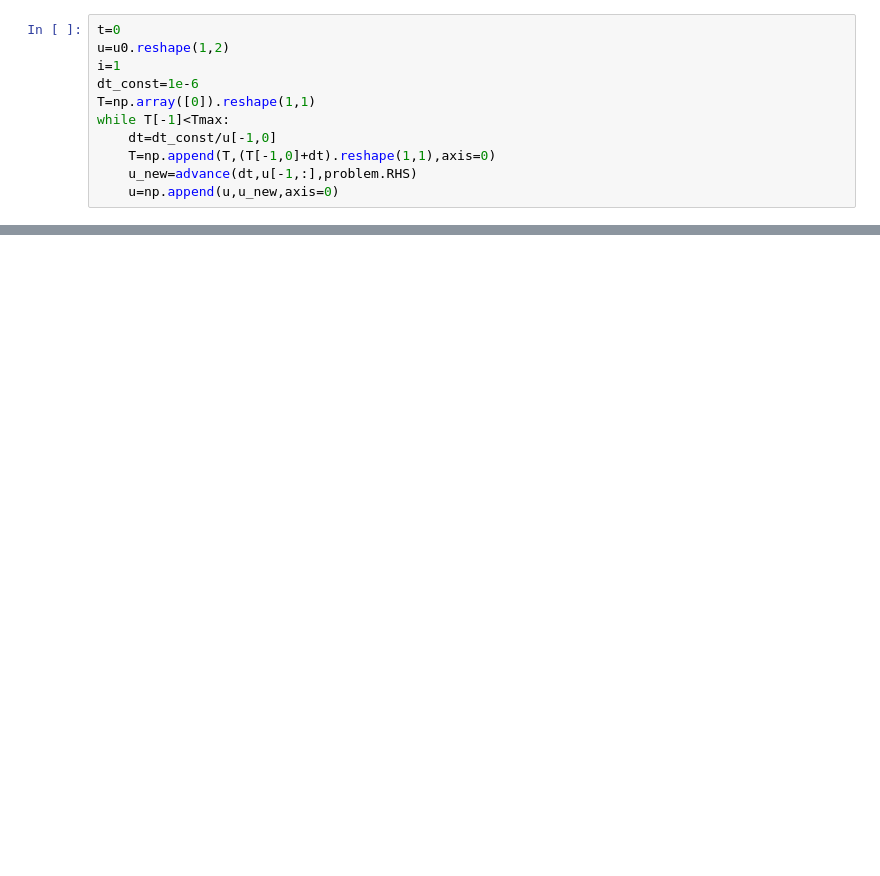
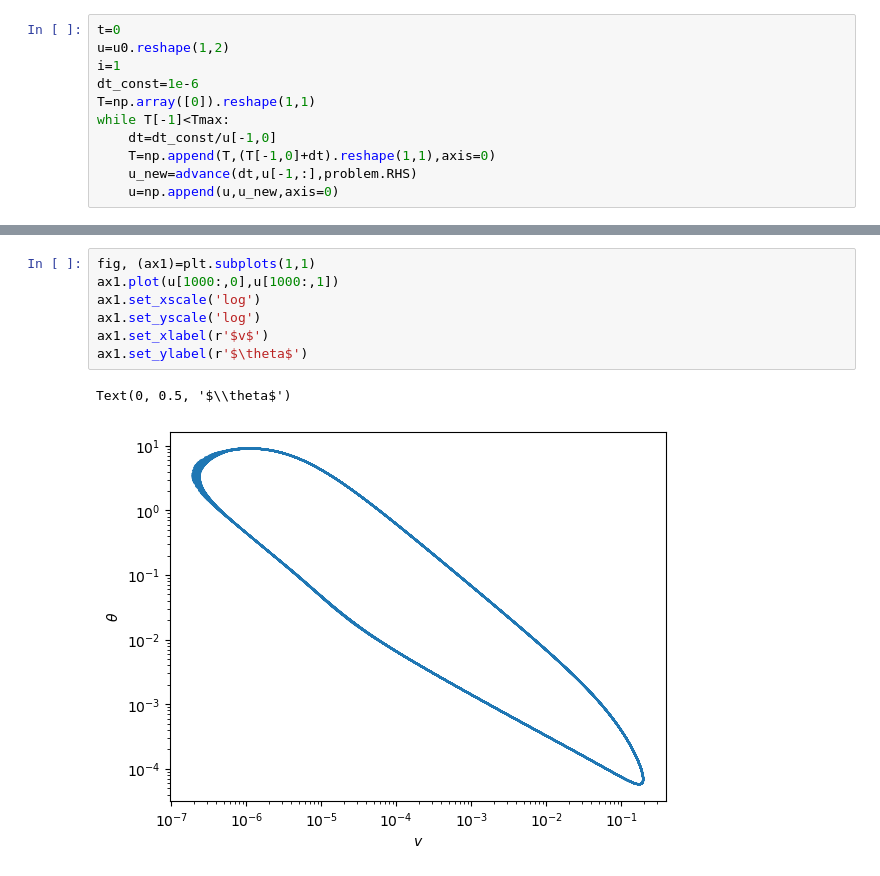
Before and after one commit to hojjatks/ZeroDmodel, a Jupyter notebook: Runme.ipynb, the cells around one changed output, grey strips where cells are left out. Drawn from its saved outputs; the diff is of its cells as text; blank space fills up the shorter version.

```diff
--- a/Runme.ipynb
+++ b/Runme.ipynb
@@ -48,0 +57,10 @@ ax2.set_yscale('log')
+# %%
+fig, (ax1)=plt.subplots(1,1)
+ax1.plot(u[1000:,0],u[1000:,1])
+ax1.set_xscale('log')
+ax1.set_yscale('log')
+ax1.set_xlabel(r'$v$')
+ax1.set_ylabel(r'$\theta$')
+# %% [output]
+Text(0, 0.5, '$\\theta$')
+[figure, added]
```
Also changed, not shown: parts of 7 cells of this notebook.
